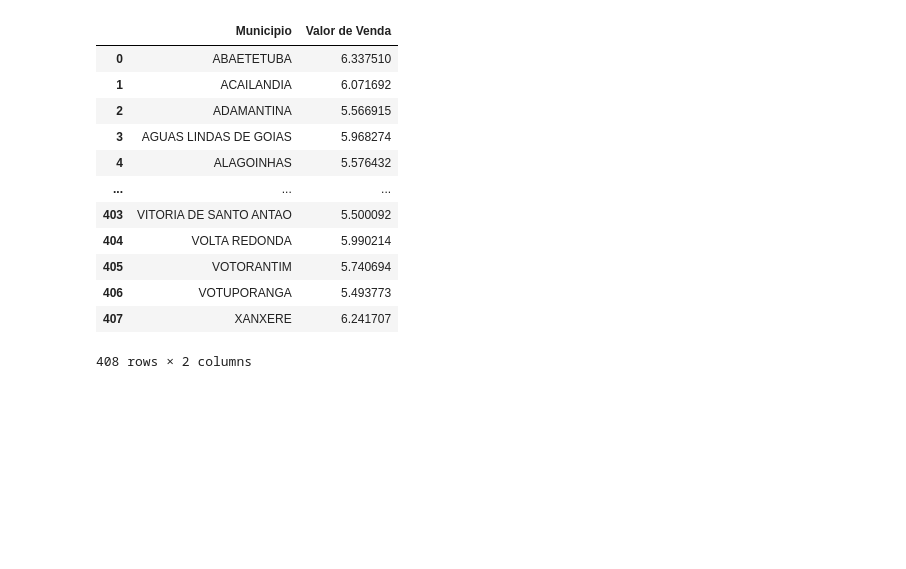
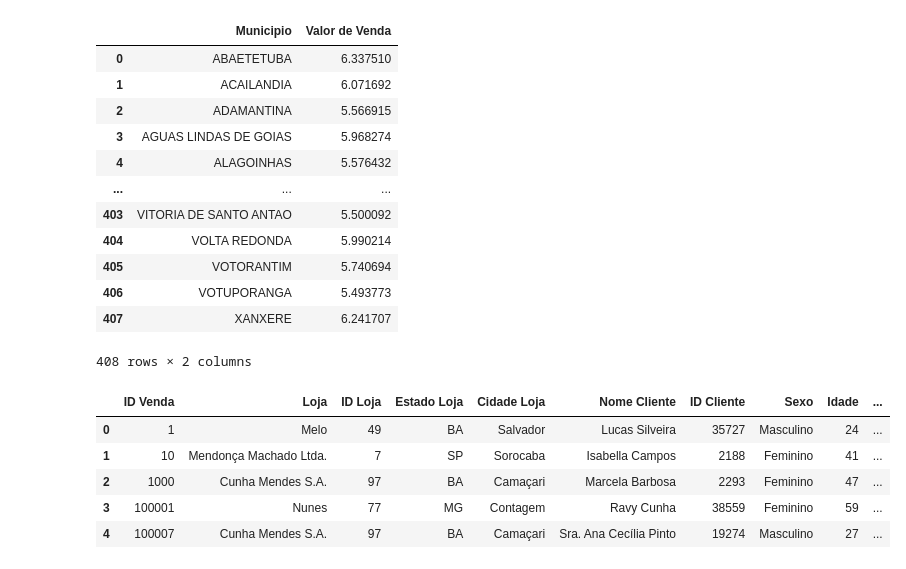
Before and after one commit to CassioPereira1924/Repo_Senac, a Jupyter notebook: pandas.ipynb, the cells around one changed output. Drawn from its saved outputs; the diff is of its cells as text; code cells hidden in the pictures; blank space fills up the shorter version.

```diff
--- a/pandas.ipynb
+++ b/pandas.ipynb
@@ -200,3 +202,13 @@ df_municipio
 | 406 | VOTUPORANGA | 5.493773 |
 | 407 | XANXERE | 6.241707 |
 408 rows × 2 columns
+# %%
+caramelo = pd.read_csv('CARAMELO.csv', sep=';')
+caramelo.head()
+# %% [output]
+|  | ID Venda | Loja | ID Loja | Estado Loja | Cidade Loja | Nome Cliente | ID Cliente | Sexo | Idade | ... |
+| 0 | 1 | Melo | 49 | BA | Salvador | Lucas Silveira | 35727 | Masculino | 24 | ... |
+| 1 | 10 | Mendonça Machado Ltda. | 7 | SP | Sorocaba | Isabella Campos | 2188 | Feminino | 41 | ... |
+| 2 | 1000 | Cunha Mendes S.A. | 97 | BA | Camaçari | Marcela Barbosa | 2293 | Feminino | 47 | ... |
+| 3 | 100001 | Nunes | 77 | MG | Contagem | Ravy Cunha | 38559 | Feminino | 59 | ... |
+| 4 | 100007 | Cunha Mendes S.A. | 97 | BA | Camaçari | Sra. Ana Cecília Pinto | 19274 | Masculino | 27 | ... |
```
Also changed, not shown: parts of 2 cells of this notebook, 3 other files.
